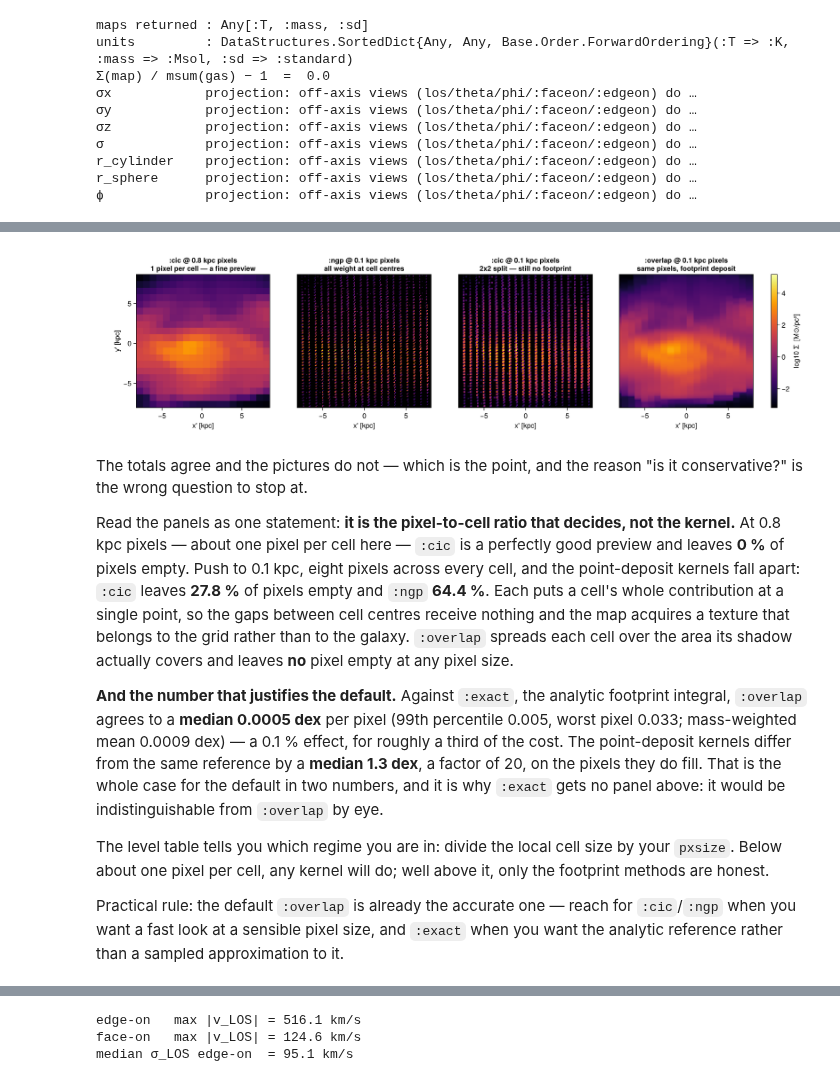
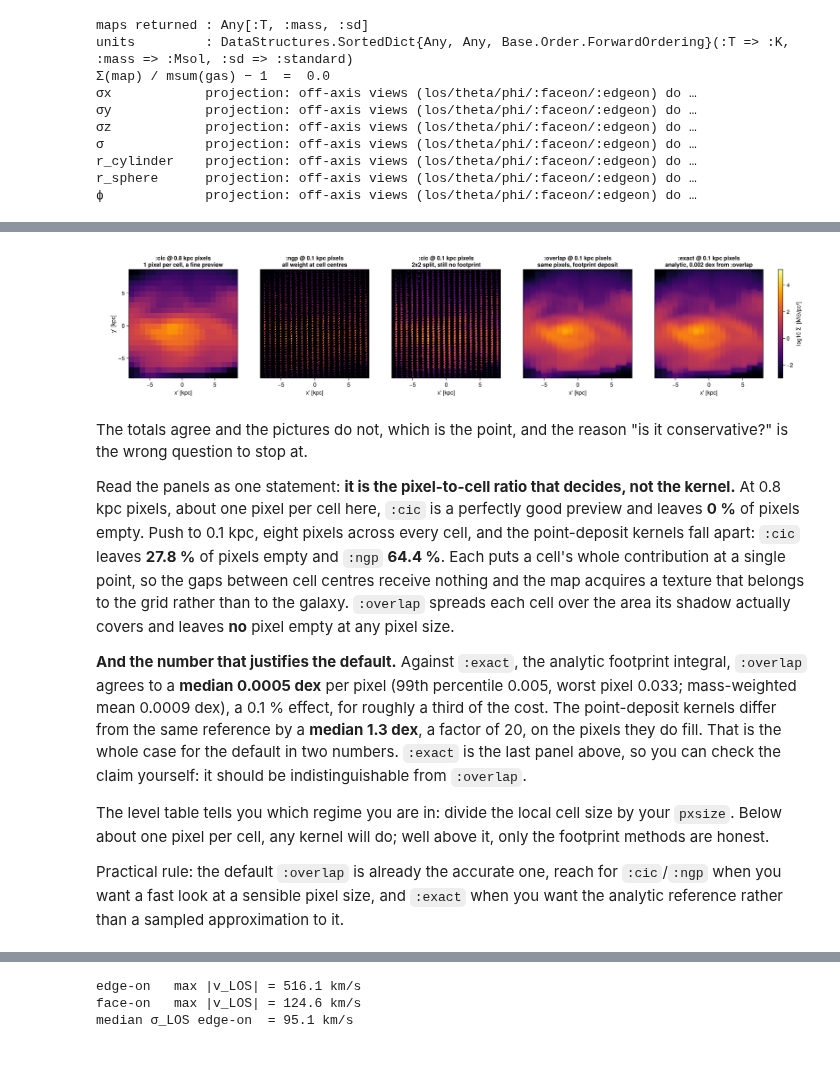
Before and after one commit to ManuelBehrendt/Notebooks, a Jupyter notebook: Mera-Docs/version_1.1/06_offaxis_Projection.ipynb, the cells around one changed output, grey strips where cells are left out. Cells and saved outputs as stored; diff of their text form; code cells hidden in the pictures.

```diff
--- a/Mera-Docs/version_1.1/06_offaxis_Projection.ipynb
+++ b/Mera-Docs/version_1.1/06_offaxis_Projection.ipynb
@@ -516,31 +581,35 @@ exact     0.0 %      0.09      0.0
 # %%
-# ── figure code from here: panels, overlays, colorbars — no new Mera concepts ──
-# Show the REGIME, not one strawman: :cic where you would actually use it, then the three
-# sampled kernels at pixels 8x finer than the cell. :exact gets no panel on purpose — it is
-# visually indistinguishable from :overlap, and the cell above gives the number instead.
+# ── figure code from here: panels, overlays, colorbars, no new Mera concepts ──
+# Show the REGIME, not one strawman: :cic where you would actually use it, then the four
+# kernels at pixels 8x finer than the cell. :exact sits next to :overlap on purpose. The table
+# above puts them 0.002 dex apart; the last two panels are where you confirm that with your own
+# eyes instead of taking the number on trust.
 pc_ok = projection(gas, :sd, :Msol_pc2; inclination=60, axis=:angmom, binning=:cic,
                    center=[:bc], fov=8, fov_unit=:kpc, aperture=:square,
                    pxsize=[0.8,:kpc], verbose=false, show_progress=false)
+k_exa = kern[:exact]
 allv = reduce(vcat, [log10.(filter(>(0), vec(Float64.(p.maps[:sd]))))
-                     for p in (pc_ok, k_ngp, k_cic, k_ovl)])
+                     for p in (pc_ok, k_ngp, k_cic, k_ovl, k_exa)])
 cr = (quantile(allv, 0.02), maximum(allv))
-maprow([pc_ok, k_ngp, k_cic, k_ovl], :sd,
+maprow([pc_ok, k_ngp, k_cic, k_ovl, k_exa], :sd,
        [":cic @ 0.8 kpc pixels
-1 pixel per cell — a fine preview",
+1 pixel per cell, a fine preview",
         ":ngp @ 0.1 kpc pixels
 all weight at cell centres",
         ":cic @ 0.1 kpc pixels
-2x2 split — still no footprint",
+2x2 split, still no footprint",
         ":overlap @ 0.1 kpc pixels
-same pixels, footprint deposit"]; crange=cr)
+same pixels, footprint deposit",
+        ":exact @ 0.1 kpc pixels
+analytic, 0.002 dex from :overlap"]; crange=cr)
 # %% [output]
-[figure, old version]
+[figure, new version]
 # %% [markdown]
-The totals agree and the pictures do not — which is the point, and the reason "is it
+The totals agree and the pictures do not, which is the point, and the reason "is it
 conservative?" is the wrong question to stop at.
 
 Read the panels as one statement: **it is the pixel-to-cell ratio that decides, not the kernel.**
-At 0.8 kpc pixels — about one pixel per cell here — `:cic` is a perfectly good preview and leaves
+At 0.8 kpc pixels, about one pixel per cell here, `:cic` is a perfectly good preview and leaves
 **0 %** of pixels empty. Push to 0.1 kpc, eight pixels across every cell, and the point-deposit
 kernels fall apart: `:cic` leaves **27.8 %** of pixels empty and `:ngp` **64.4 %**. Each puts a
 cell's whole contribution at a single point, so the gaps between cell centres receive nothing and
@@ -549,16 +618,16 @@ each cell over the area its shadow actually covers and leaves **no** pixel empty
 
 **And the number that justifies the default.** Against `:exact`, the analytic footprint integral,
 `:overlap` agrees to a **median 0.0005 dex** per pixel (99th percentile 0.005, worst pixel 0.033;
-mass-weighted mean 0.0009 dex) — a 0.1 % effect, for roughly a third of the cost. The point-deposit
+mass-weighted mean 0.0009 dex), a 0.1 % effect, for roughly a third of the cost. The point-deposit
 kernels differ from the same reference by a **median 1.3 dex**, a factor of 20, on the pixels they
-do fill. That is the whole case for the default in two numbers, and it is why `:exact` gets no
-panel above: it would be indistinguishable from `:overlap` by eye.
+do fill. That is the whole case for the default in two numbers. `:exact` is the last panel above, so
+you can check the claim yourself: it should be indistinguishable from `:overlap`.
 
 The level table tells you which regime you are in: divide the local cell size by your `pxsize`.
 Below about one pixel per cell, any kernel will do; well above it, only the footprint methods are
 honest.
 
-Practical rule: the default `:overlap` is already the accurate one — reach for `:cic`/`:ngp` when
+Practical rule: the default `:overlap` is already the accurate one, reach for `:cic`/`:ngp` when
 you want a fast look at a sensible pixel size, and `:exact` when you want the analytic reference
 rather than a sampled approximation to it.
 # %% [markdown]
```
Also changed, not shown: parts of 80 cells of this notebook, 49 other files.
